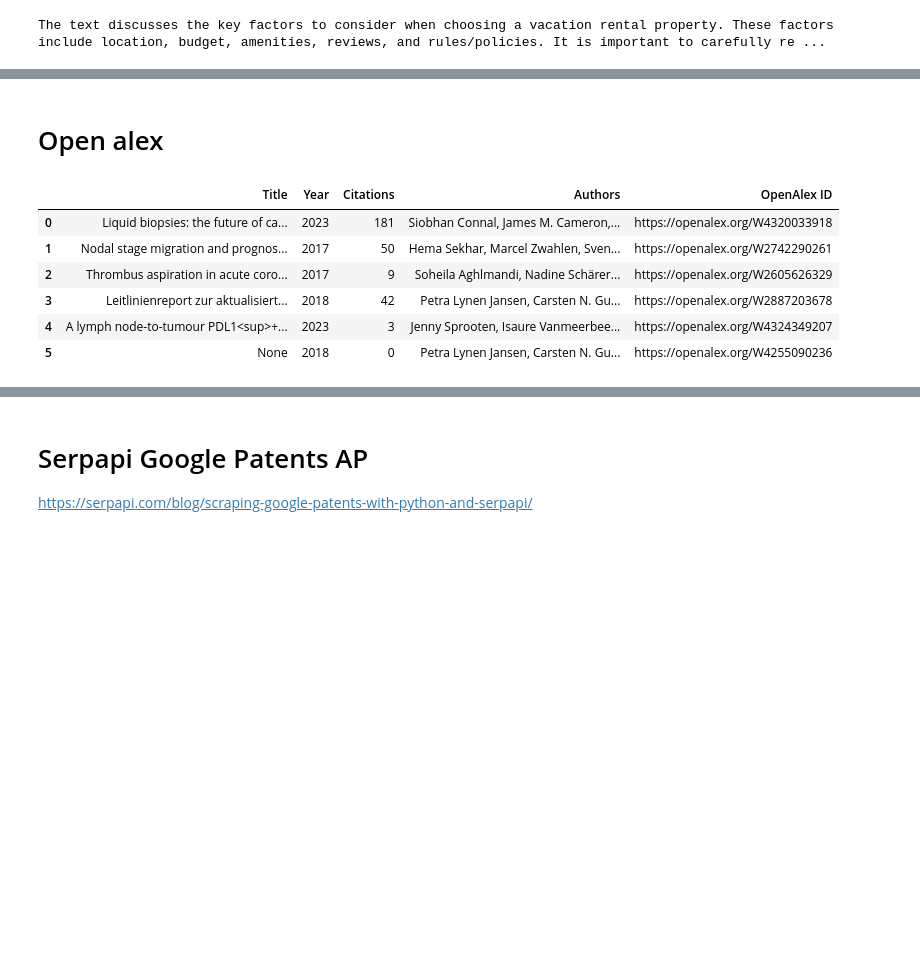
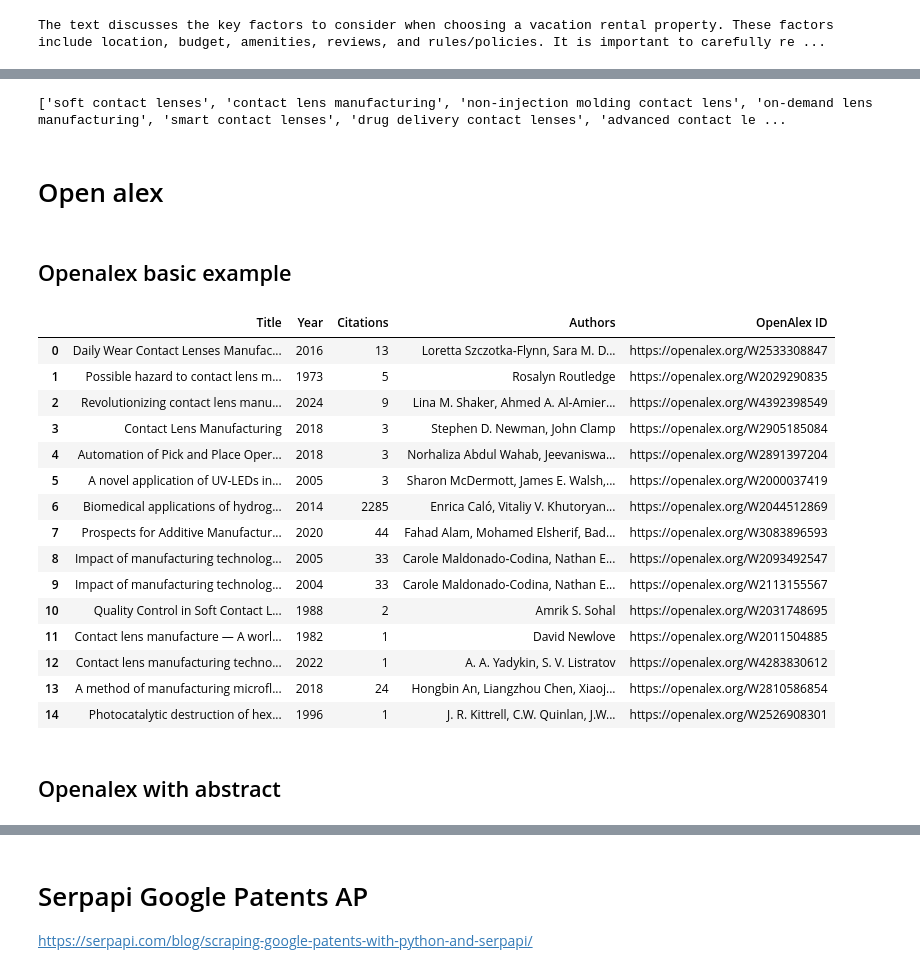
Before and after one commit to darkcyan-ugli-fruit/innolens, a Jupyter notebook: notebooks/01_APIs_explorations.ipynb, the cells around one changed output, grey strips where cells are left out. Saved outputs shown, nothing was run; the diff lists cells and outputs as text; code cells hidden in the pictures; blank space fills up the shorter version.

```diff
--- a/notebooks/01_APIs_explorations.ipynb
+++ b/notebooks/01_APIs_explorations.ipynb
@@ -21,11 +90,26 @@ The text discusses the key factors to consider when choosing a vacation rental p
+# %%
+import json
+
+response_text = response.choices[0].message.content.strip()
+data = json.loads(response_text)
+
+openalex_keywords = data["openalex"]
+patentview_keywords = data["patentview"]
+cpc_codes = data["cpc_codes"]
+
+print(openalex_keywords)
+# %% [output]
+['soft contact lenses', 'contact lens manufacturing', 'non-injection molding contact lens', 'on-demand lens manufacturing', 'smart contact lenses', 'drug delivery contact lenses', 'advanced contact le ...
 # %% [markdown]
 # Open alex
+# %% [markdown]
+## Openalex basic example
 # %%
 import requests
 import pandas as pd
 
 # ==== CONFIGURATION ====
-query = "novigenix"
+query = "contact lens manufacturing"
 per_page = 15
 mailto = "adyl.elguamra@gmail.com"   # Replace with your email to join polite pool
 api_key = ""  # Optional: replace with your key if you have one
@@ -43,36 +127,47 @@ if api_key:
     params["api_key"] = api_key
 
 response = requests.get(url, params=params)
 
 # ==== HANDLE RESPONSE ====
 if response.status_code == 200:
     data = response.json()
     works = data.get("results", [])
 
     # Extract info into list of dicts
     records = []
     for work in works:
         record = {
             "Title": work.get("title"),
             "Year": work.get("publication_year"),
             "Citations": work.get("cited_by_count"),
             "Authors": ", ".join([auth["author"]["display_name"] for auth in work.get("authorships", [])]),
             "OpenAlex ID": work.get("id"),
         }
         records.append(record)
 
     # Convert to DataFrame
     df = pd.DataFrame(records)
     display(df)
 
 else:
     print(f"Failed to fetch data. Status code: {response.status_code}")
     print(response.text)
 # %% [output]
 |  | Title | Year | Citations | Authors | OpenAlex ID |
-| 0 | Liquid biopsies: the future of ca... | 2023 | 181 | Siobhan Connal, James M. Cameron,... | https://openalex.org/W4320033918 |
-| 1 | Nodal stage migration and prognos... | 2017 | 50 | Hema Sekhar, Marcel Zwahlen, Sven... | https://openalex.org/W2742290261 |
-| 2 | Thrombus aspiration in acute coro... | 2017 | 9 | Soheila Aghlmandi, Nadine Schärer... | https://openalex.org/W2605626329 |
-| 3 | Leitlinienreport zur aktualisiert... | 2018 | 42 | Petra Lynen Jansen, Carsten N. Gu... | https://openalex.org/W2887203678 |
-| 4 | A lymph node-to-tumour PDL1<sup>+... | 2023 | 3 | Jenny Sprooten, Isaure Vanmeerbee... | https://openalex.org/W4324349207 |
-| 5 | None | 2018 | 0 | Petra Lynen Jansen, Carsten N. Gu... | https://openalex.org/W4255090236 |
+| 0 | Daily Wear Contact Lenses Manufac... | 2016 | 13 | Loretta Szczotka‐Flynn, Sara M. D... | https://openalex.org/W2533308847 |
+| 1 | Possible hazard to contact lens m... | 1973 | 5 | Rosalyn Routledge | https://openalex.org/W2029290835 |
+| 2 | Revolutionizing contact lens manu... | 2024 | 9 | Lina M. Shaker, Ahmed A. Al‐Amier... | https://openalex.org/W4392398549 |
+| 3 | Contact Lens Manufacturing | 2018 | 3 | Stephen D. Newman, John Clamp | https://openalex.org/W2905185084 |
+| 4 | Automation of Pick and Place Oper... | 2018 | 3 | Norhaliza Abdul Wahab, Jeevaniswa... | https://openalex.org/W2891397204 |
+| 5 | A novel application of UV-LEDs in... | 2005 | 3 | Sharon McDermott, James E. Walsh,... | https://openalex.org/W2000037419 |
+| 6 | Biomedical applications of hydrog... | 2014 | 2285 | Enrica Caló, Vitaliy V. Khutoryan... | https://openalex.org/W2044512869 |
+| 7 | Prospects for Additive Manufactur... | 2020 | 44 | Fahad Alam, Mohamed Elsherif, Bad... | https://openalex.org/W3083896593 |
+| 8 | Impact of manufacturing technolog... | 2005 | 33 | Carole Maldonado‐Codina, Nathan E... | https://openalex.org/W2093492547 |
+| 9 | Impact of manufacturing technolog... | 2004 | 33 | Carole Maldonado‐Codina, Nathan E... | https://openalex.org/W2113155567 |
+| 10 | Quality Control in Soft Contact L... | 1988 | 2 | Amrik S. Sohal | https://openalex.org/W2031748695 |
+| 11 | Contact lens manufacture — A worl... | 1982 | 1 | David Newlove | https://openalex.org/W2011504885 |
+| 12 | Contact lens manufacturing techno... | 2022 | 1 | A. A. Yadykin, S. V. Listratov | https://openalex.org/W4283830612 |
+| 13 | A method of manufacturing microfl... | 2018 | 24 | Hongbin An, Liangzhou Chen, Xiaoj... | https://openalex.org/W2810586854 |
+| 14 | Photocatalytic destruction of hex... | 1996 | 1 | J. R. Kittrell, C.W. Quinlan, J.W... | https://openalex.org/W2526908301 |
+# %% [markdown]
+## Openalex with abstract
```
Also changed, not shown: parts of 10 cells of this notebook, 1 other file.
